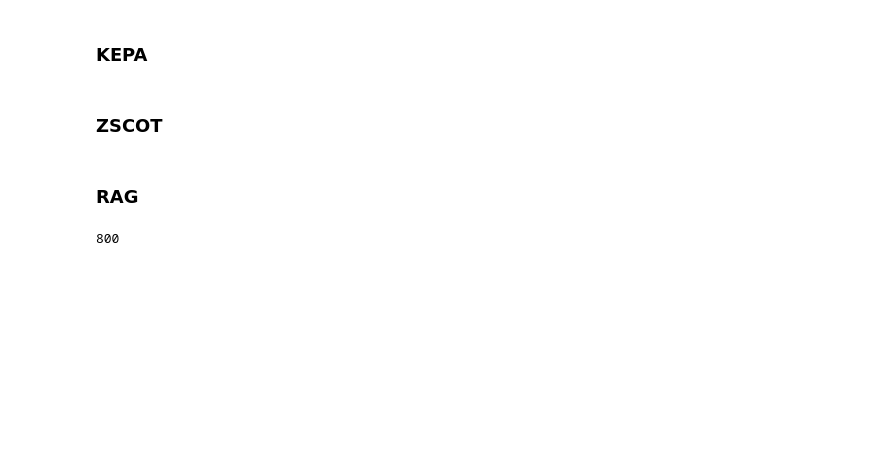
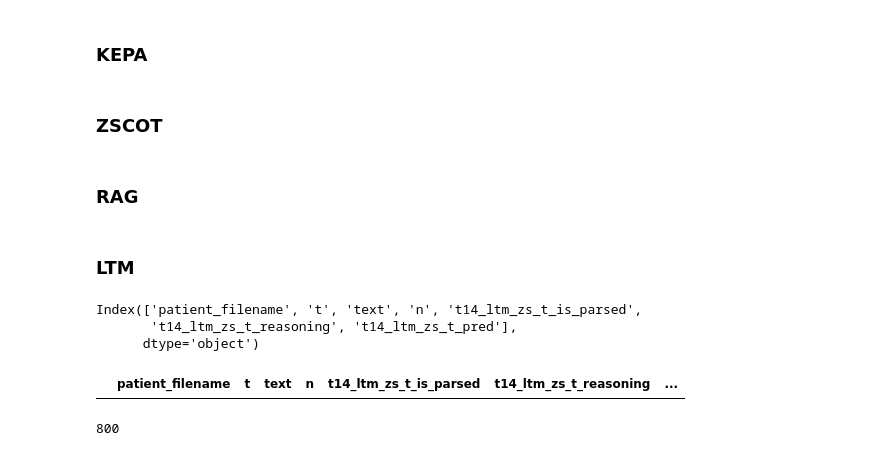
Before and after one commit to CYang-CCI-Lab/selfCorrectionAgent, a Jupyter notebook: src/Nov_4th_analyze.ipynb, the cells around one changed output. Cells and saved outputs as stored; diff of their text form; code cells hidden in the pictures; blank space fills up the shorter version.

Commit message:
test ltm_zs on Med42

```diff
--- a/src/Nov_4th_analyze.ipynb
+++ b/src/Nov_4th_analyze.ipynb
@@ -904,3 +904,5 @@ for idx, row in unparsed_df.iterrows():
         f"/home/yl3427/cylab/selfCorrectionAgent/result/1120_n03_rag_raw_med42_v2_800.csv"
     )
     test_df.to_csv(rerun_df_path, index=False)
+# %% [markdown]
+### LTM
@@ -906,0 +932,12 @@ for idx, row in unparsed_df.iterrows():
+# %%
+with open("../context.json", "r") as f:
+    context = json.load(f)
+
+rag_raw_t14 = context["rag_raw_t14"]
+rag_raw_n03 = context["rag_raw_n03"]
+ltm_zs_t14 = context["ltm_zs_t14"]
+ltm_zs_n03 = context["ltm_zs_n03"]
+ltm_rag1_t14 = context["ltm_rag1_t14"]
+ltm_rag1_n03 = context["ltm_rag1_n03"]
+ltm_rag2_t14 = context["ltm_rag2_t14"]
+ltm_rag2_n03 = context["ltm_rag2_n03"]
@@ -906,0 +993,16 @@ for idx, row in unparsed_df.iterrows():
+# %%
+test_df = pd.read_csv(
+    f"/home/yl3427/cylab/selfCorrectionAgent/result/1128_t14_ltm_zs_med42_v2_800.csv"
+)
+test_df.columns
+# %% [output]
+Index(['patient_filename', 't', 'text', 'n', 't14_ltm_zs_t_is_parsed',
+       't14_ltm_zs_t_reasoning', 't14_ltm_zs_t_pred'],
+      dtype='object')
+# %%
+unparsed_df = test_df[
+    (~test_df["t14_ltm_zs_t_is_parsed"].astype(bool)) | (test_df["t14_ltm_zs_t_pred"].isna())
+]
+unparsed_df
+# %% [output]
+|  | patient_filename | t | text | n | t14_ltm_zs_t_is_parsed | t14_ltm_zs_t_reasoning | ... |
```
Also changed, not shown: parts of 4 cells of this notebook, 5 other files.
